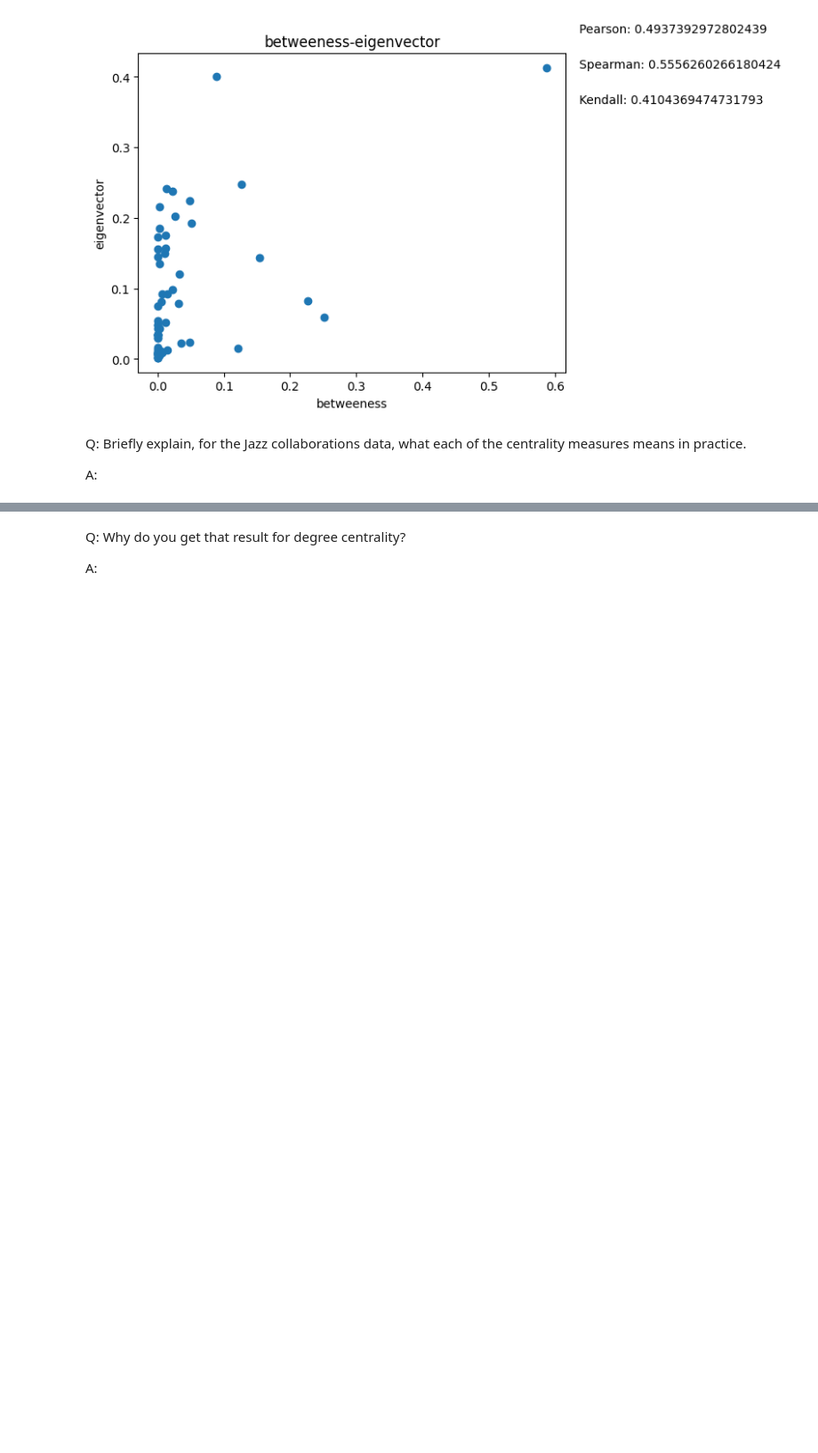
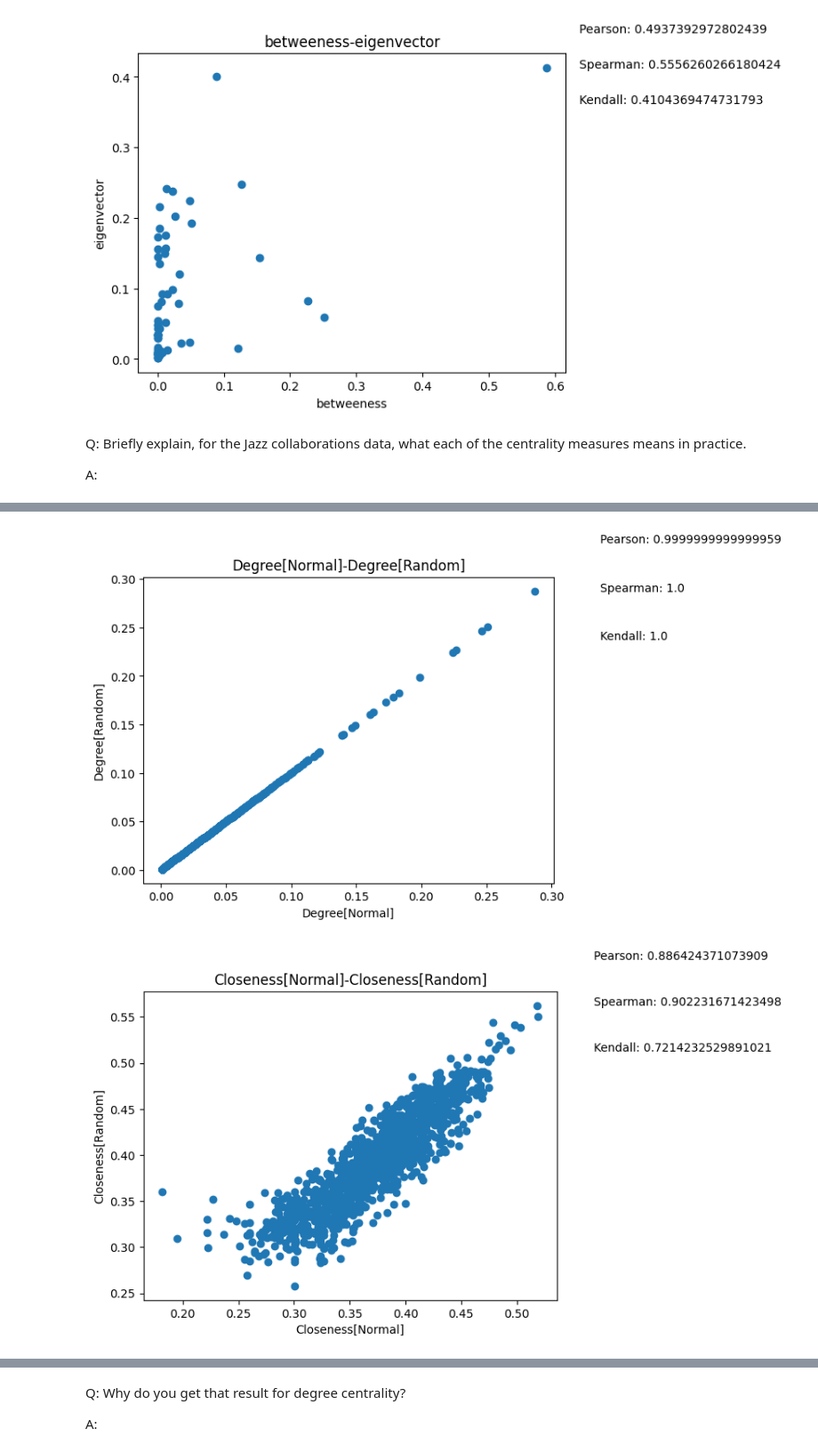
Before and after one commit to huyim/Netsci, a Jupyter notebook: Assi3/Hu_Yiming_EX3.ipynb, the cells around one changed output, grey strips where cells are left out. Shown at 89% size. Drawn from its saved outputs; the diff is of its cells as text; code cells hidden in the pictures; blank space fills up the shorter version.

```diff
--- a/Assi3/Hu_Yiming_EX3.ipynb
+++ b/Assi3/Hu_Yiming_EX3.ipynb
@@ -117,0 +145,9 @@ grnd_terrorists = nx.algorithms.smallworld.random_reference(g_terrorists,niter =
+# %%
+#Polblog
+cmp_cen(g_polblog, grnd_polblog, "degree")
+cmp_cen(g_polblog, grnd_polblog, "closeness")
+cmp_cen(g_polblog, grnd_polblog, "betweeness")
+cmp_cen(g_polblog, grnd_polblog, "eigenvector")
+# %% [output]
+[figure, added]
+[figure, added]
```
Also changed, not shown: parts of 7 cells of this notebook, 1 other file.
